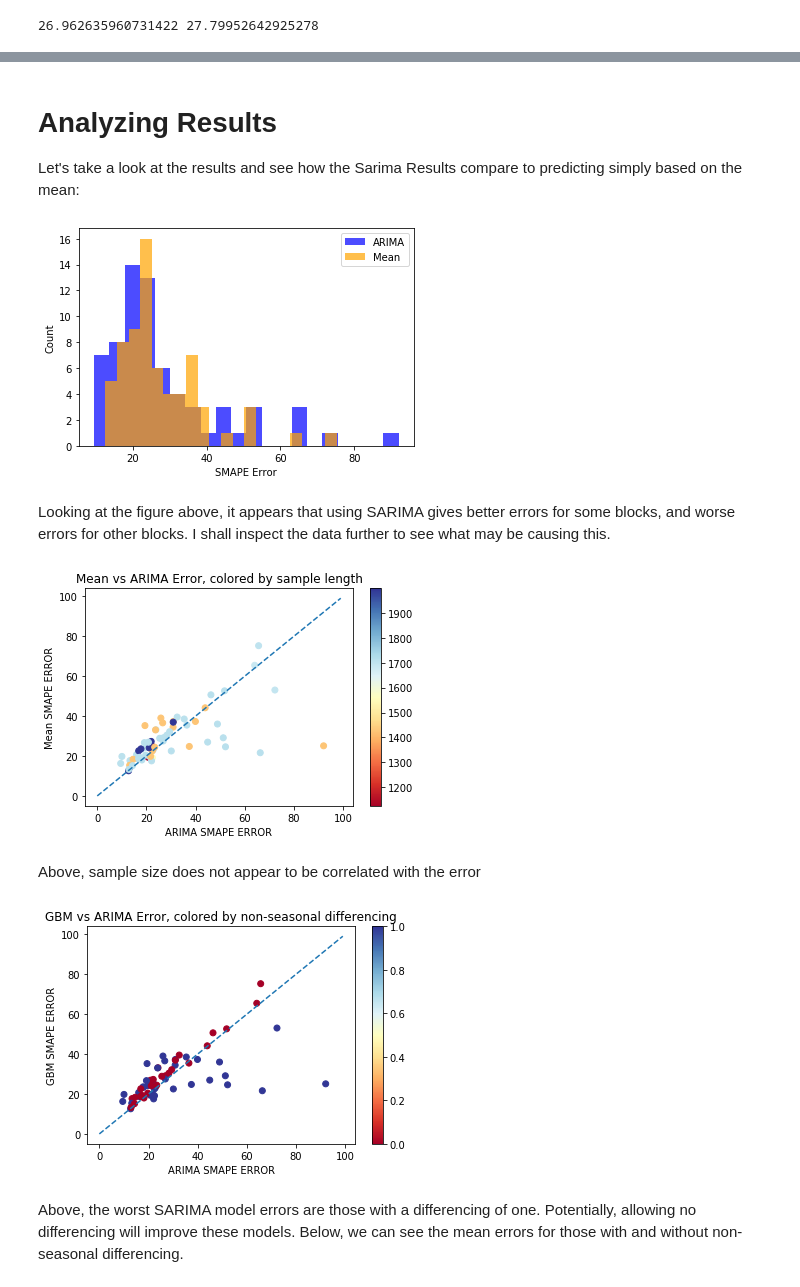
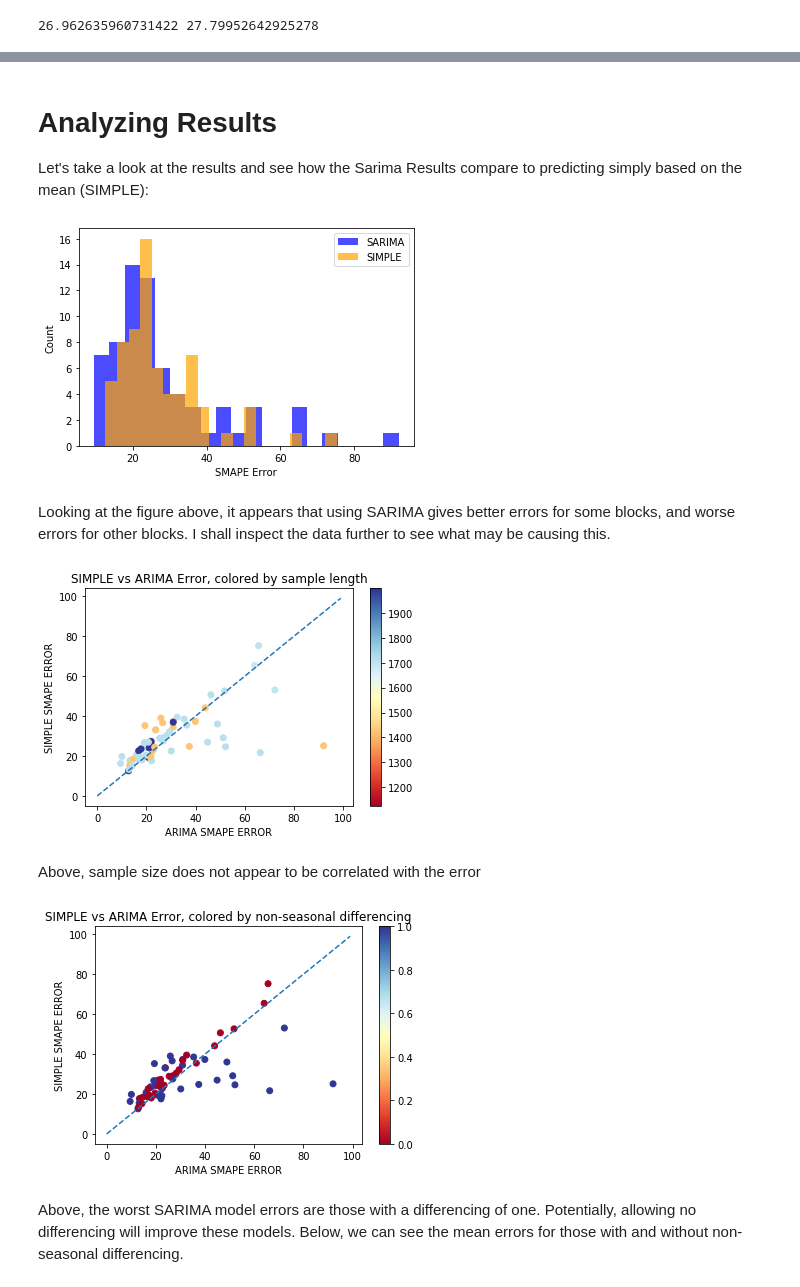
Before and after one commit to mocohen/Capstone-Project-1, a Jupyter notebook: Arima Results.ipynb, the cells around one changed output, grey strips where cells are left out. Cells and saved outputs as stored; diff of their text form; code cells hidden in the pictures.

Commit message:
updated label names
changed from arima to sarima

```diff
--- a/Arima Results.ipynb
+++ b/Arima Results.ipynb
@@ -159,17 +159,17 @@ model_summary_df.head()
 # %% [markdown]
 # Analyzing Results
 
-Let's take a look at the results and see how the Sarima Results compare to predicting simply based on the mean:
+Let's take a look at the results and see how the Sarima Results compare to predicting simply based on the mean (SIMPLE):
 # %%
 fig, ax = plt.subplots()
-ax.hist(model_summary_df['ArimaSmapeErrors'], bins=20,color = 'b', alpha = .7, label='ARIMA')
-ax.hist(model_summary_df['GBMSmapeErrors'], bins=20, color = 'orange', alpha = .7, label='Mean')
+ax.hist(model_summary_df['ArimaSmapeErrors'], bins=20,color = 'b', alpha = .7, label='SARIMA')
+ax.hist(model_summary_df['GBMSmapeErrors'], bins=20, color = 'orange', alpha = .7, label='SIMPLE')
 ax.set_xlabel('SMAPE Error')
 ax.set_ylabel('Count')
 plt.legend()
 plt.show()
 # %% [output]
-[figure, old version]
+[figure, new version]
 # %% [markdown]
 Looking at the figure above, it appears that using SARIMA gives better errors for some blocks, and worse errors for other blocks. I shall inspect the data further to see what may be causing this.
 # %%
@@ -180,31 +180,31 @@ im = ax.scatter(model_summary_df['ArimaSmapeErrors'],
                 model_summary_df['GBMSmapeErrors'],
                 c=model_summary_df['TrainingSetLength'], cmap=cm)
 ax.set_xlabel('ARIMA SMAPE ERROR')
-ax.set_ylabel('Mean SMAPE ERROR')
-ax.set_title('Mean vs ARIMA Error, colored by sample length')
+ax.set_ylabel('SIMPLE SMAPE ERROR')
+ax.set_title('SIMPLE vs ARIMA Error, colored by sample length')
 fig.colorbar(im, ax=ax)
 ax.plot(np.arange(100), np.arange(100), '--')
 plt.show()
 # %% [output]
-[figure, old version]
+[figure, new version]
 # %% [markdown]
 Above, sample size does not appear to be correlated with the error
 # %%
 fig, ax = plt.subplots()
 cm = plt.cm.get_cmap('RdYlBu')
 
 im = ax.scatter(model_summary_df['ArimaSmapeErrors'],
                 model_summary_df['GBMSmapeErrors'],
                 c=model_summary_df['d'], cmap=cm)
-ax.set_title('GBM vs ARIMA Error, colored by non-seasonal differencing')
+ax.set_title('SIMPLE vs ARIMA Error, colored by non-seasonal differencing')
 
 ax.set_xlabel('ARIMA SMAPE ERROR')
-ax.set_ylabel('GBM SMAPE ERROR')
+ax.set_ylabel('SIMPLE SMAPE ERROR')
 fig.colorbar(im, ax=ax)
 ax.plot(np.arange(100), np.arange(100), '--')
 plt.show()
 # %% [output]
-[figure, old version]
+[figure, new version]
 # %% [markdown]
 Above, the worst SARIMA model errors are those with a differencing of one. Potentially, allowing no differencing will improve these models. Below, we can see the mean errors for those with and without non-seasonal differencing.
 # %%
```
Also changed, not shown: parts of 3 cells of this notebook.
